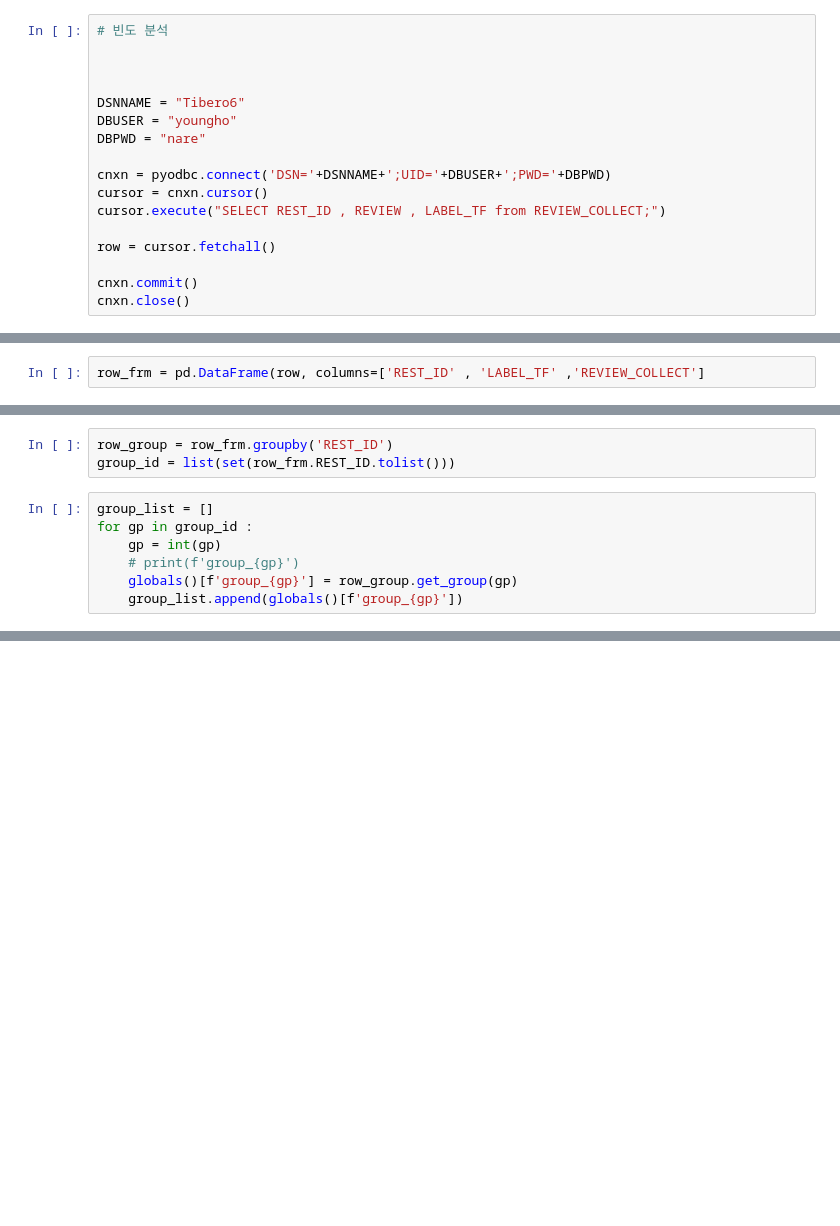
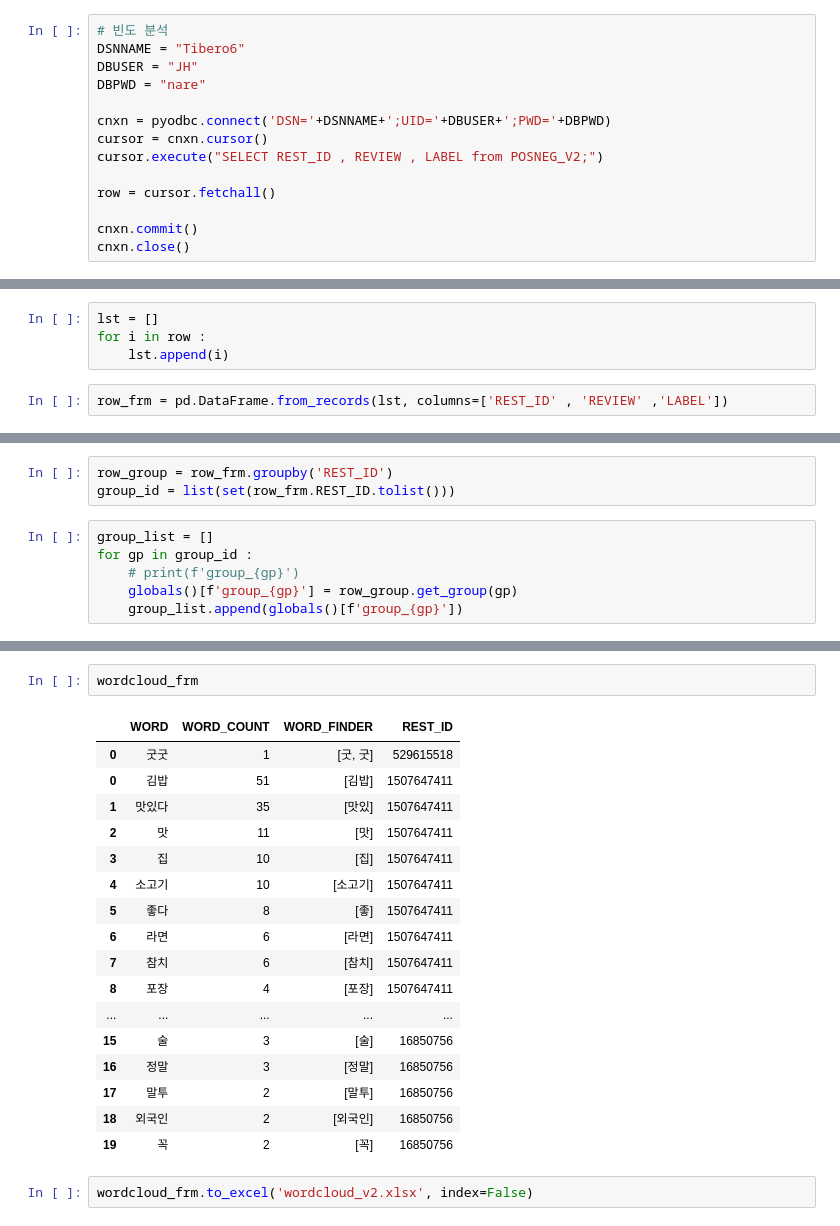
Before and after one commit to JUICE-JinHyeong/TABA_4, a Jupyter notebook: Crawling/Crawling/wordcount/wordcloud_data.ipynb, the cells around one changed output, grey strips where cells are left out. Cells and saved outputs as stored; diff of their text form; blank space fills up the shorter version.

```diff
--- a/Crawling/Crawling/wordcount/wordcloud_data.ipynb
+++ b/Crawling/Crawling/wordcount/wordcloud_data.ipynb
@@ -8,16 +8,13 @@ from tqdm import tqdm
 from collections import Counter
 # %%
 # 빈도 분석
-
-
-
 DSNNAME = "Tibero6"
-DBUSER = "youngho"
+DBUSER = "JH"
 DBPWD = "nare"
 
 cnxn = pyodbc.connect('DSN='+DSNNAME+';UID='+DBUSER+';PWD='+DBPWD)
 cursor = cnxn.cursor()
-cursor.execute("SELECT REST_ID , REVIEW , LABEL_TF from REVIEW_COLLECT;")
+cursor.execute("SELECT REST_ID , REVIEW , LABEL from POSNEG_V2;")
 
 row = cursor.fetchall()
 
@@ -26,2 +27,6 @@ cnxn.close()
+# %%
+lst = []
+for i in row :
+    lst.append(i)
 # %%
-row_frm = pd.DataFrame(row, columns=['REST_ID' , 'LABEL_TF' ,'REVIEW_COLLECT']
+row_frm = pd.DataFrame.from_records(lst, columns=['REST_ID' , 'REVIEW' ,'LABEL'])
@@ -31,7 +52,6 @@ group_id = list(set(row_frm.REST_ID.tolist()))
 # %%
 group_list = []
 for gp in group_id :
-    gp = int(gp)
     # print(f'group_{gp}')
     globals()[f'group_{gp}'] = row_group.get_group(gp)
     group_list.append(globals()[f'group_{gp}'])
@@ -105,3 +185,25 @@ for group_once in pbar :
     #print('------------------------------------one group end------------------------------------')
 pbar.close()
 wordcloud_frm = pd.concat(wordcloud_list , axis=0)
+# %%
+wordcloud_frm
+# %% [output]
+|  | WORD | WORD_COUNT | WORD_FINDER | REST_ID |
+| 0 | 굿굿 | 1 | [굿, 굿] | 529615518 |
+| 0 | 김밥 | 51 | [김밥] | 1507647411 |
+| 1 | 맛있다 | 35 | [맛있] | 1507647411 |
+| 2 | 맛 | 11 | [맛] | 1507647411 |
+| 3 | 집 | 10 | [집] | 1507647411 |
+| 4 | 소고기 | 10 | [소고기] | 1507647411 |
+| 5 | 좋다 | 8 | [좋] | 1507647411 |
+| 6 | 라면 | 6 | [라면] | 1507647411 |
+| 7 | 참치 | 6 | [참치] | 1507647411 |
+| 8 | 포장 | 4 | [포장] | 1507647411 |
+| ... | ... | ... | ... | ... |
+| 15 | 술 | 3 | [술] | 16850756 |
+| 16 | 정말 | 3 | [정말] | 16850756 |
+| 17 | 말투 | 2 | [말투] | 16850756 |
+| 18 | 외국인 | 2 | [외국인] | 16850756 |
+| 19 | 꼭 | 2 | [꼭] | 16850756 |
+# %%
+wordcloud_frm.to_excel('wordcloud_v2.xlsx', index=False)
```
Also changed, not shown: parts of 19 cells of this notebook, 11 other files.
